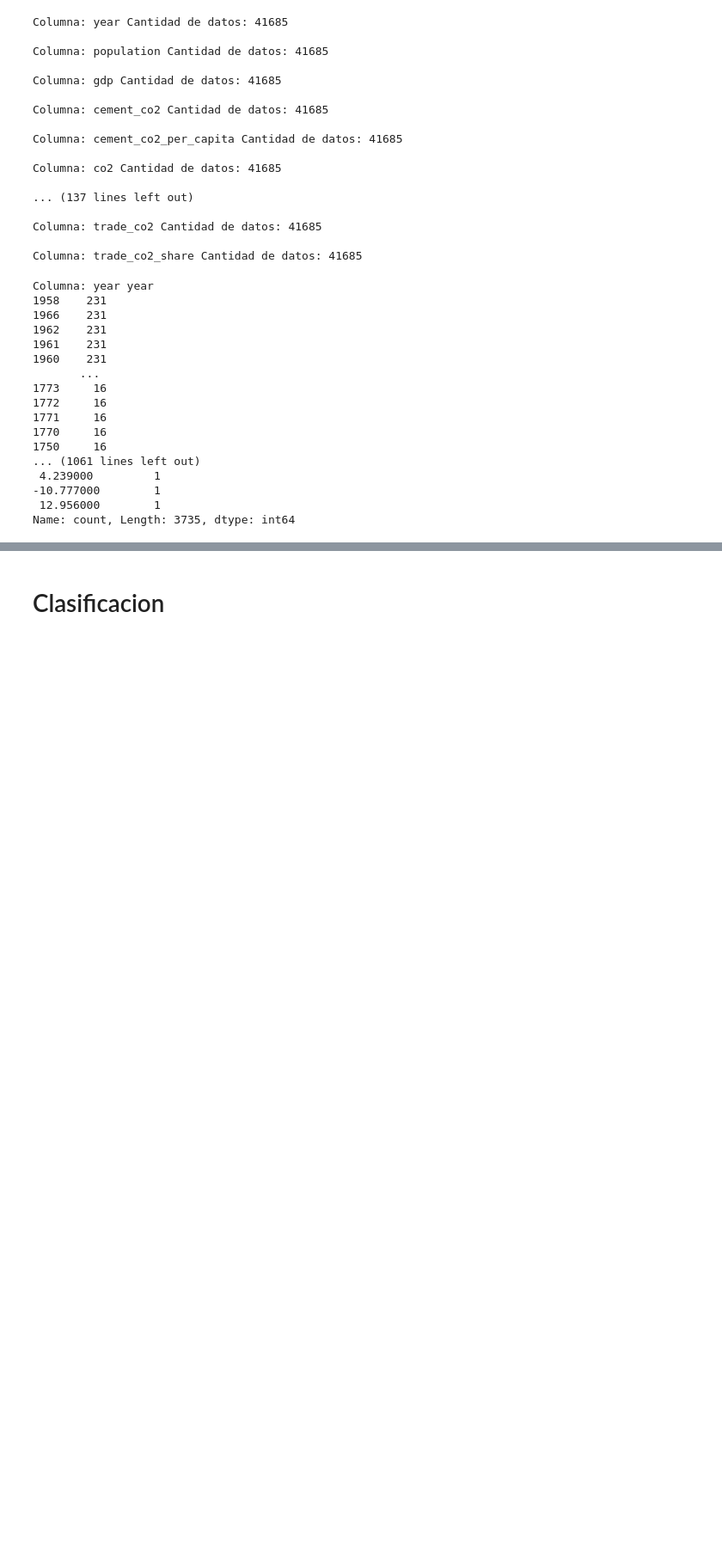
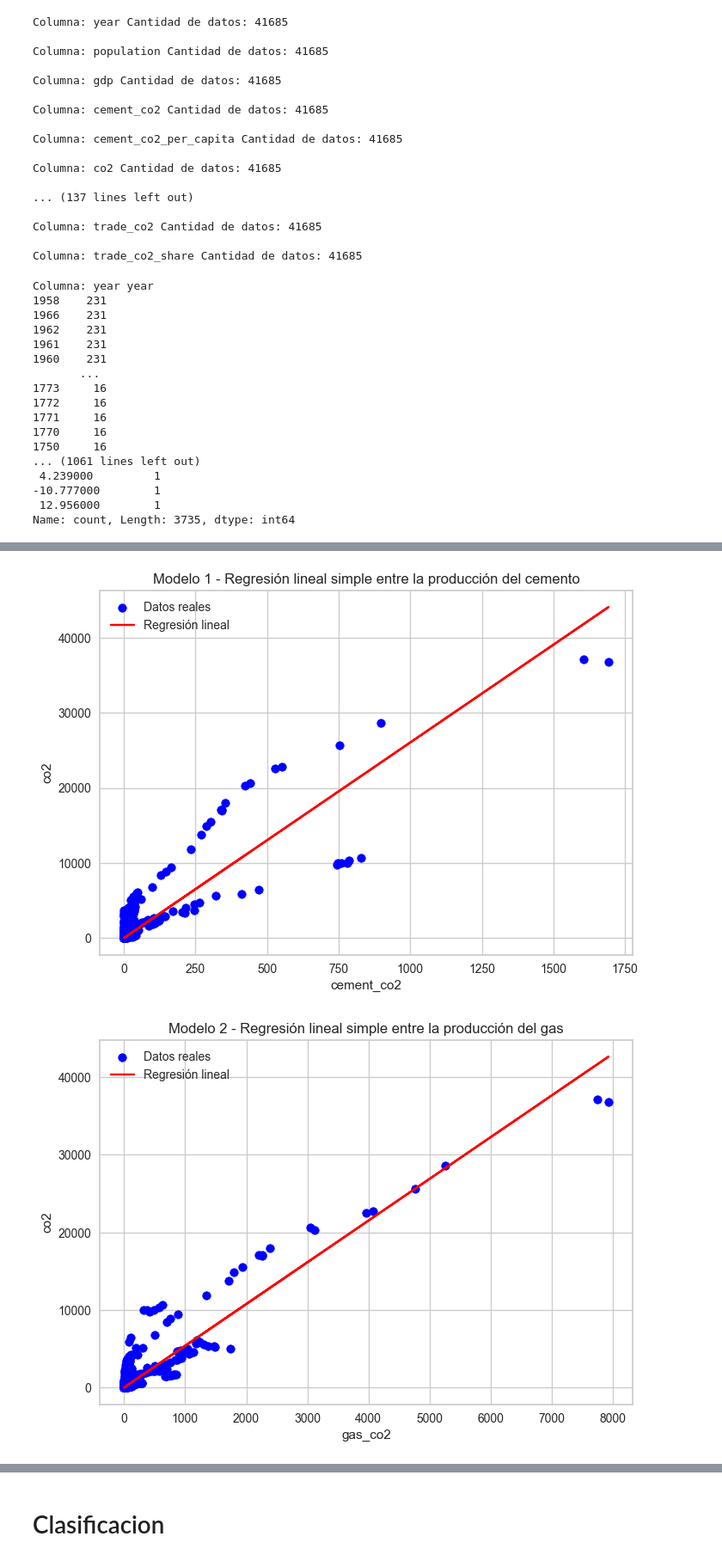
Before and after one commit to LINDAINES213/Data_Mining_Project, a Jupyter notebook: ProjectFiltered.ipynb, the cells around one changed output, grey strips where cells are left out. Shown at 86% size. Drawn from its saved outputs; the diff is of its cells as text; code cells hidden in the pictures; blank space fills up the shorter version.

Commit message:
Modelos de regresión implementados de nuevo + gráficas

```diff
--- a/ProjectFiltered.ipynb
+++ b/ProjectFiltered.ipynb
@@ -240,0 +294,30 @@ Name: count, Length: 3735, dtype: int64
+# %%
+# Generar gráfica para el Modelo 1
+plt.scatter(X_test['cement_co2'], y_test, color='blue', label='Datos reales')
+plt.plot(X_test['cement_co2'], y1_pred, color='red', label='Regresión lineal')
+plt.xlabel('cement_co2')
+plt.ylabel('co2')
+plt.title('Modelo 1 - Regresión lineal simple entre la producción del cemento')
+plt.legend()
+plt.show()
+
+# Generar gráfica para el Modelo 2
+plt.scatter(X_test['gas_co2'], y_test, color='blue', label='Datos reales')
+plt.plot(X_test['gas_co2'], y2_pred, color='red', label='Regresión lineal')
+plt.xlabel('gas_co2')
+plt.ylabel('co2')
+plt.title('Modelo 2 - Regresión lineal simple entre la producción del gas')
+plt.legend()
+plt.show()
+
+# Generar gráfica para el Modelo 3
+plt.scatter(y_test, y3_pred, color='blue', label='Datos reales')
+plt.plot([y_test.min(), y_test.max()], [y_test.min(), y_test.max()], color='red', label='Regresión lineal')
+plt.xlabel('Valores reales')
+plt.ylabel('Valores predichos')
+plt.title('Modelo 3 - Regresión lineal múltiple entre varias industrias')
+plt.legend()
+plt.show()
+# %% [output]
+[figure, added]
+[figure, added]
```
Also changed, not shown: parts of 12 cells of this notebook.
